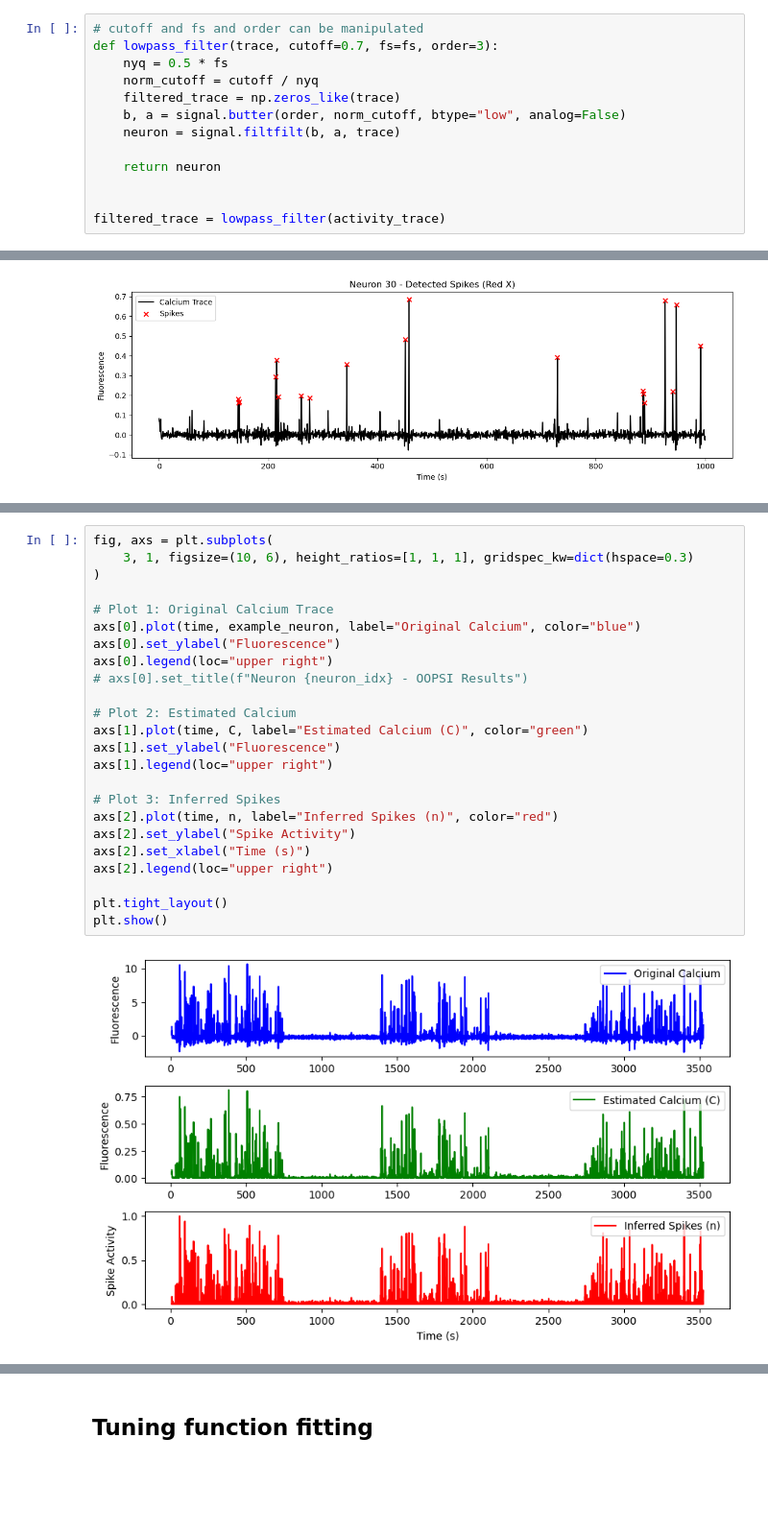
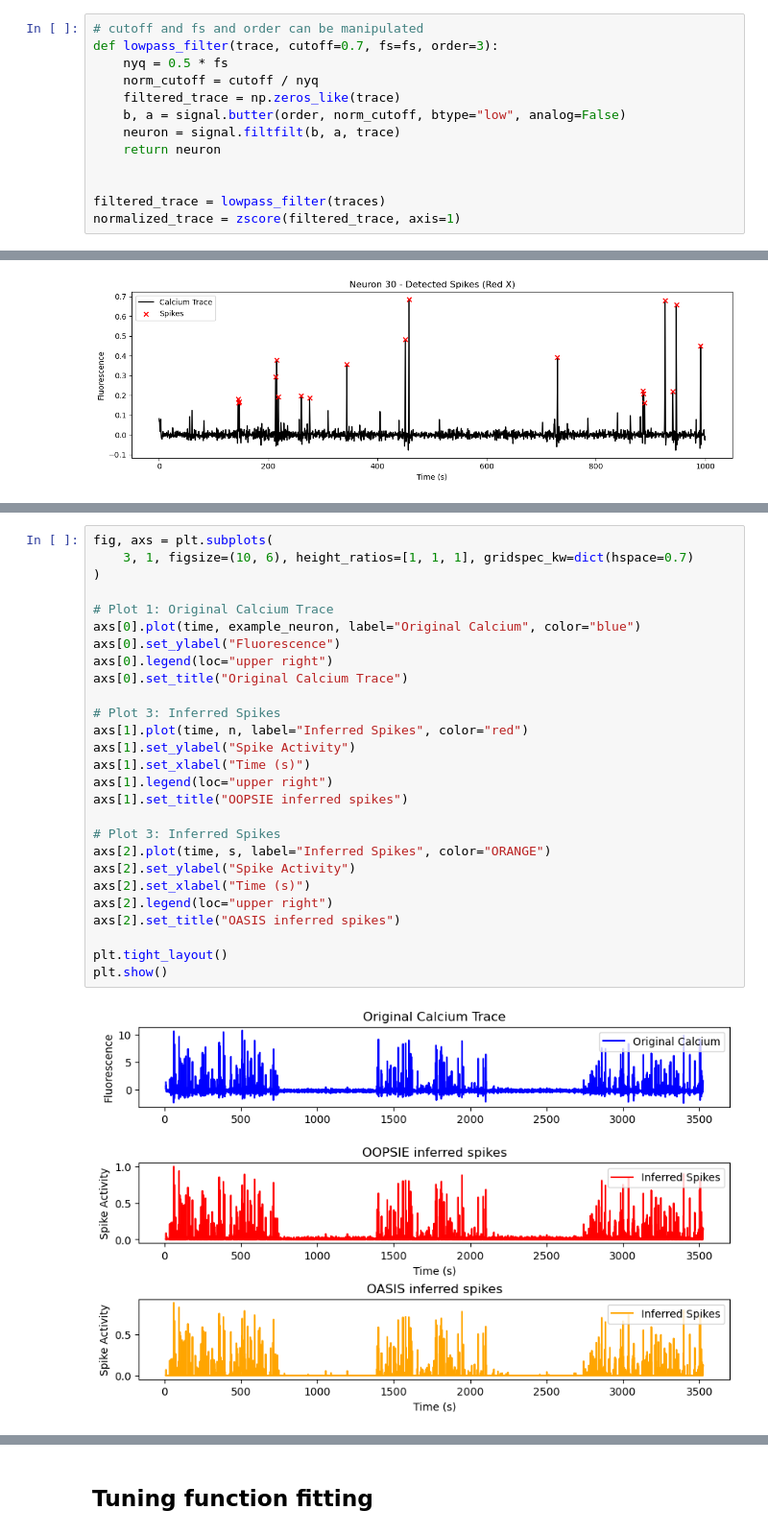
Before and after one commit to luciaganton/Neural-Data-Science, a Jupyter notebook: practical02_Agnese.ipynb, the cells around one changed output, grey strips where cells are left out. Shown at 96% size. Cells and saved outputs as stored; diff of their text form; blank space fills up the shorter version.

```diff
--- a/practical02_Agnese.ipynb
+++ b/practical02_Agnese.ipynb
@@ -528,8 +517,8 @@ def lowpass_filter(trace, cutoff=0.7, fs=fs, order=3):
     filtered_trace = np.zeros_like(trace)
     b, a = signal.butter(order, norm_cutoff, btype="low", analog=False)
     neuron = signal.filtfilt(b, a, trace)
-
     return neuron
 
 
-filtered_trace = lowpass_filter(activity_trace)
+filtered_trace = lowpass_filter(traces)
+normalized_trace = zscore(filtered_trace, axis=1)
@@ -692,26 +650,29 @@ plt.plot(time, s)
 # %%
 fig, axs = plt.subplots(
-    3, 1, figsize=(10, 6), height_ratios=[1, 1, 1], gridspec_kw=dict(hspace=0.3)
+    3, 1, figsize=(10, 6), height_ratios=[1, 1, 1], gridspec_kw=dict(hspace=0.7)
 )
 
 # Plot 1: Original Calcium Trace
 axs[0].plot(time, example_neuron, label="Original Calcium", color="blue")
 axs[0].set_ylabel("Fluorescence")
 axs[0].legend(loc="upper right")
-# axs[0].set_title(f"Neuron {neuron_idx} - OOPSI Results")
-
-# Plot 2: Estimated Calcium
-axs[1].plot(time, C, label="Estimated Calcium (C)", color="green")
-axs[1].set_ylabel("Fluorescence")
-axs[1].legend(loc="upper right")
+axs[0].set_title("Original Calcium Trace")
 
 # Plot 3: Inferred Spikes
-axs[2].plot(time, n, label="Inferred Spikes (n)", color="red")
+axs[1].plot(time, n, label="Inferred Spikes", color="red")
+axs[1].set_ylabel("Spike Activity")
+axs[1].set_xlabel("Time (s)")
+axs[1].legend(loc="upper right")
+axs[1].set_title("OOPSIE inferred spikes")
+
+# Plot 3: Inferred Spikes
+axs[2].plot(time, s, label="Inferred Spikes", color="ORANGE")
 axs[2].set_ylabel("Spike Activity")
 axs[2].set_xlabel("Time (s)")
 axs[2].legend(loc="upper right")
+axs[2].set_title("OASIS inferred spikes")
 
 plt.tight_layout()
 plt.show()
 # %% [output]
-[figure, old version]
+[figure, new version]
```
Also changed, not shown: parts of 61 cells of this notebook.
